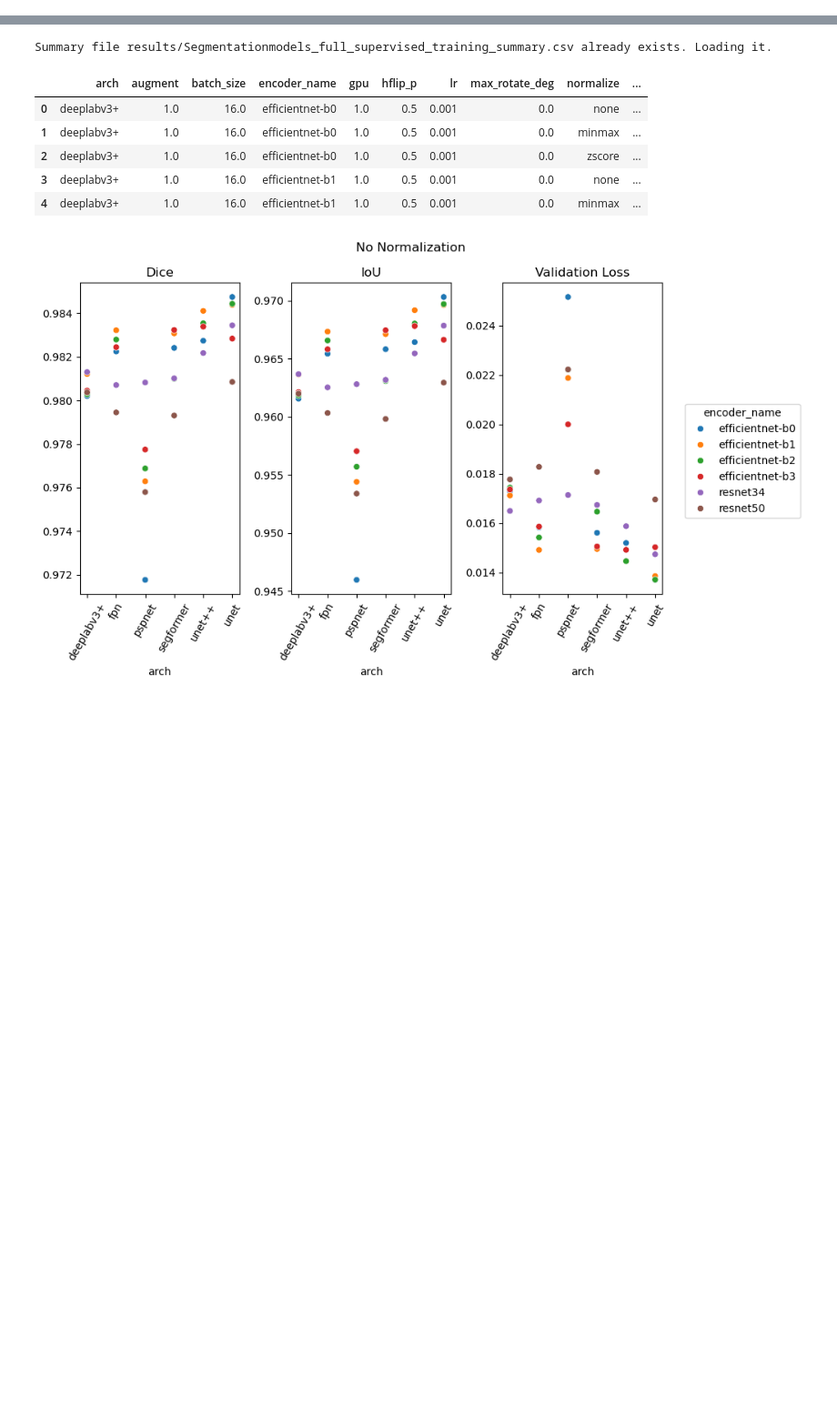
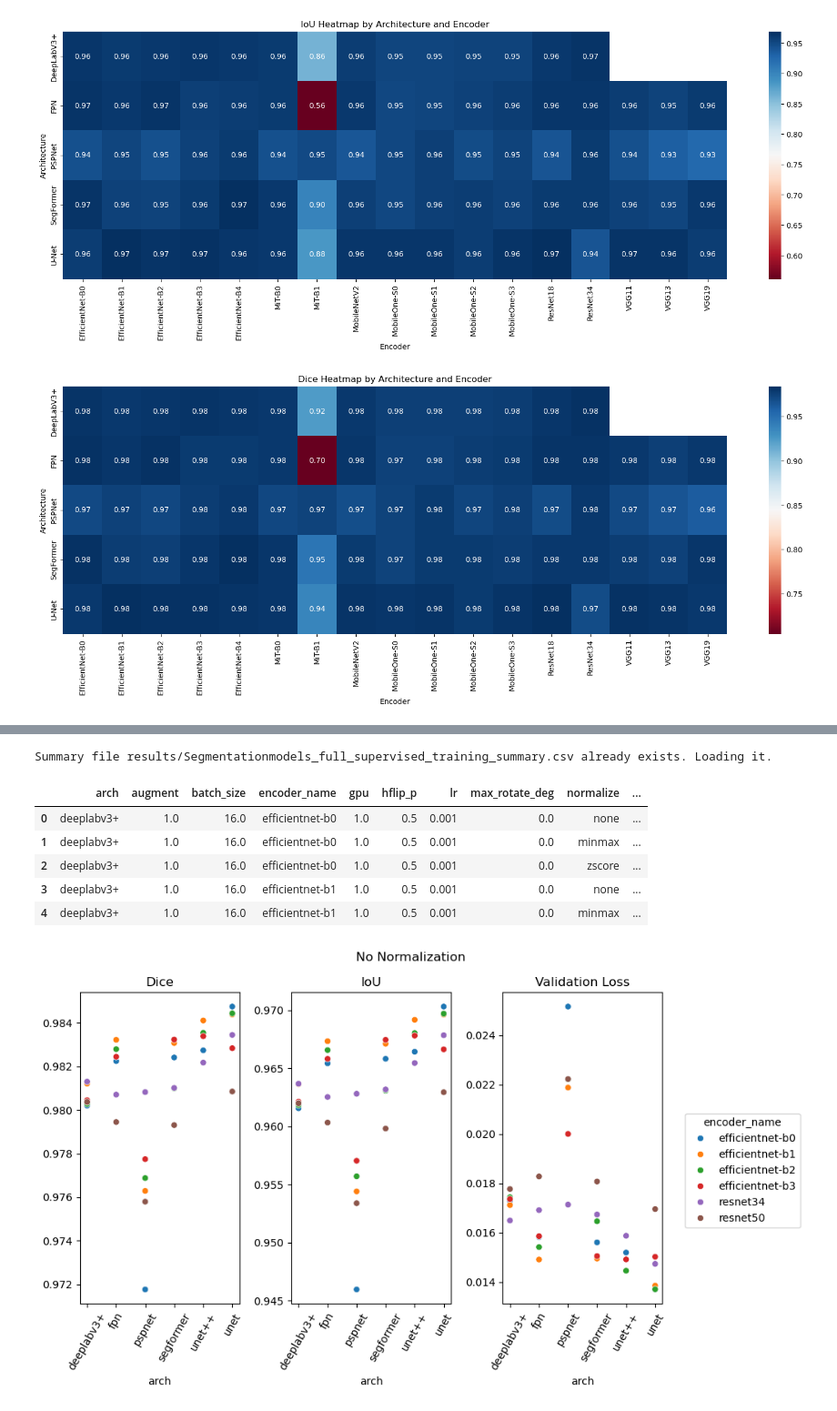
Before and after one commit to Arueris/Segmentation, a Jupyter notebook: analyze_runs.ipynb, the cells around one changed output, grey strips where cells are left out. Shown at 91% size. Drawn from its saved outputs; the diff is of its cells as text; code cells hidden in the pictures; blank space fills up the shorter version.

```diff
--- a/analyze_runs.ipynb
+++ b/analyze_runs.ipynb
@@ -6,0 +81,19 @@ import pandas as pd
+# %%
+pivot = results_df.pivot_table(index="Architecture", columns="encoder", values="IoU")
+plt.figure(figsize=(20, 6))
+sns.heatmap(pivot, annot=True, fmt=".2f", cmap="RdBu")
+plt.title("IoU Heatmap by Architecture and Encoder")
+plt.xlabel("Encoder")
+plt.ylabel("Architecture")
+plt.show()
+
+pivot = results_df.pivot_table(index="Architecture", columns="encoder", values="Dice")
+plt.figure(figsize=(20, 6))
+sns.heatmap(pivot, annot=True, fmt=".2f", cmap="RdBu")
+plt.title("Dice Heatmap by Architecture and Encoder")
+plt.xlabel("Encoder")
+plt.ylabel("Architecture")
+plt.show()
+# %% [output]
+[figure, added]
+[figure, added]
```
Also changed, not shown: parts of 5 cells of this notebook, 4 other files.
